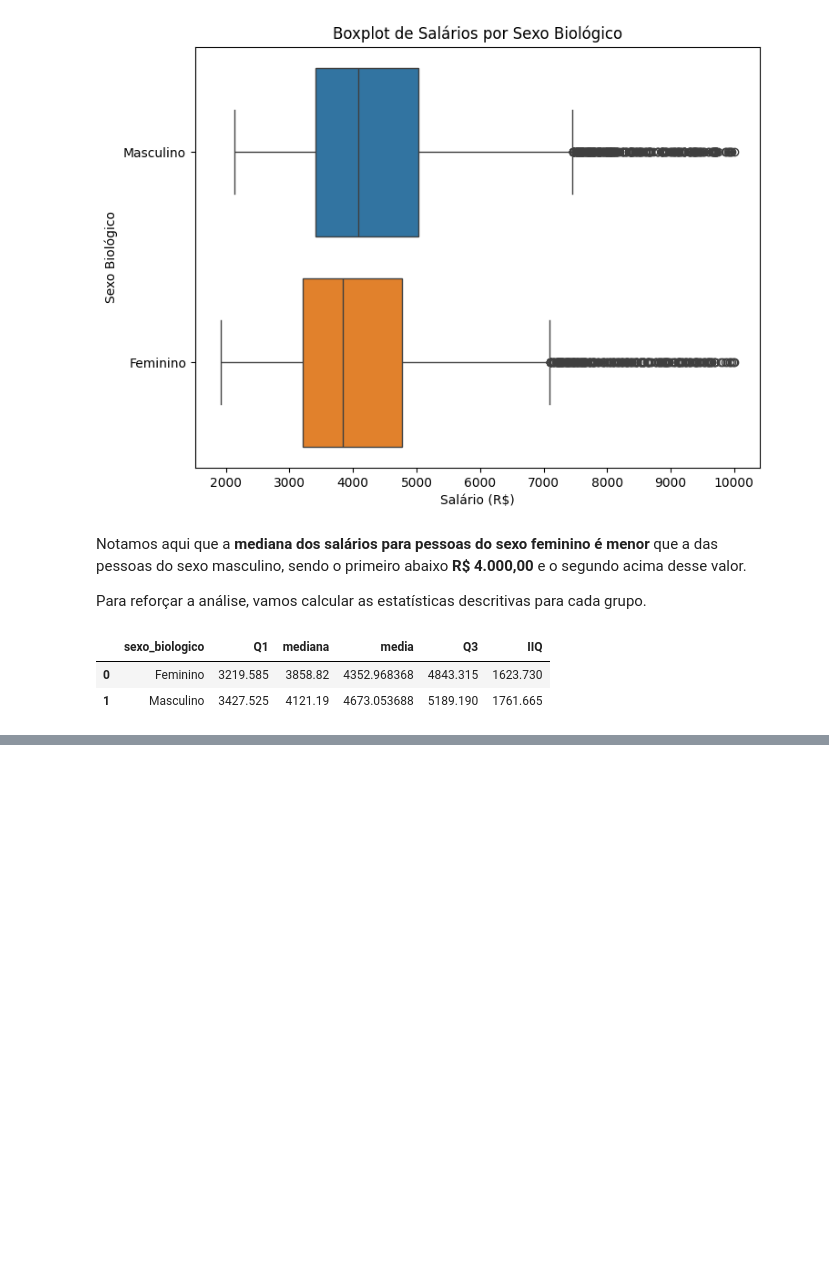
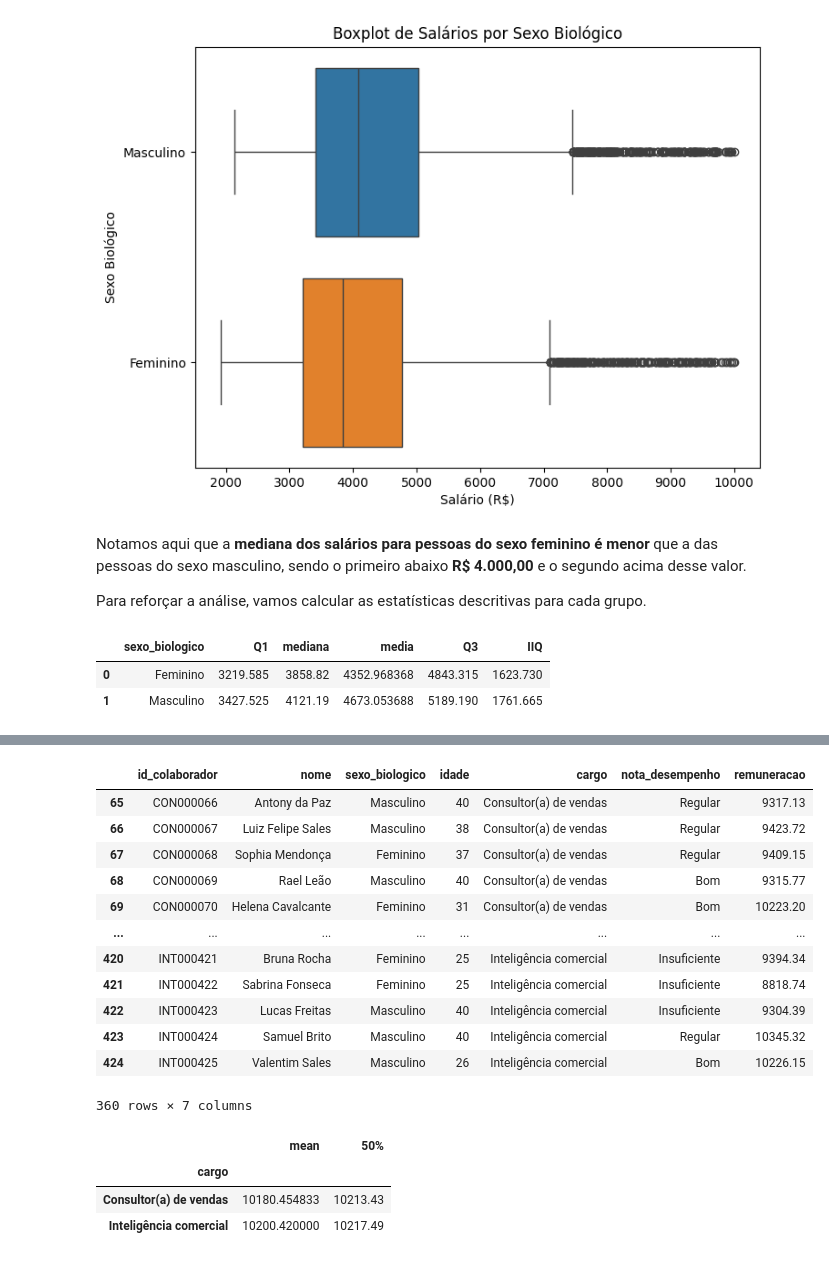
Before and after one commit to biellrodri/data-science-alura, a Jupyter notebook: formacao-estatistica-ML/projeto_consultoria.ipynb, the cells around one changed output, grey strips where cells are left out. Saved outputs shown, nothing was run; the diff lists cells and outputs as text; code cells hidden in the pictures; blank space fills up the shorter version.

```diff
--- a/formacao-estatistica-ML/projeto_consultoria.ipynb
+++ b/formacao-estatistica-ML/projeto_consultoria.ipynb
@@ -1194,0 +1233,26 @@ estat_remuneracao
+# %%
+#filtrando os dados
+comercial = colaboradores[colaboradores['cargo'].isin(['Inteligência comercial', 'Consultor(a) de vendas'])]
+comercial
+# %% [output]
+|  | id_colaborador | nome | sexo_biologico | idade | cargo | nota_desempenho | remuneracao |
+| 65 | CON000066 | Antony da Paz | Masculino | 40 | Consultor(a) de vendas | Regular | 9317.13 |
+| 66 | CON000067 | Luiz Felipe Sales | Masculino | 38 | Consultor(a) de vendas | Regular | 9423.72 |
+| 67 | CON000068 | Sophia Mendonça | Feminino | 37 | Consultor(a) de vendas | Regular | 9409.15 |
+| 68 | CON000069 | Rael Leão | Masculino | 40 | Consultor(a) de vendas | Bom | 9315.77 |
+| 69 | CON000070 | Helena Cavalcante | Feminino | 31 | Consultor(a) de vendas | Bom | 10223.20 |
+| ... | ... | ... | ... | ... | ... | ... | ... |
+| 420 | INT000421 | Bruna Rocha | Feminino | 25 | Inteligência comercial | Insuficiente | 9394.34 |
+| 421 | INT000422 | Sabrina Fonseca | Feminino | 25 | Inteligência comercial | Insuficiente | 8818.74 |
+| 422 | INT000423 | Lucas Freitas | Masculino | 40 | Inteligência comercial | Insuficiente | 9304.39 |
+| 423 | INT000424 | Samuel Brito | Masculino | 40 | Inteligência comercial | Regular | 10345.32 |
+| 424 | INT000425 | Valentim Sales | Masculino | 26 | Inteligência comercial | Bom | 10226.15 |
+360 rows × 7 columns
+# %%
+#verificando a média e mediana dos dados
+comercial.groupby('cargo')['remuneracao'].describe()[['mean', '50%']]
+# %% [output]
+|  | mean | 50% |
+| cargo |  |  |
+| Consultor(a) de vendas | 10180.454833 | 10213.43 |
+| Inteligência comercial | 10200.420000 | 10217.49 |
```
Also changed, not shown: parts of 10 cells of this notebook.
